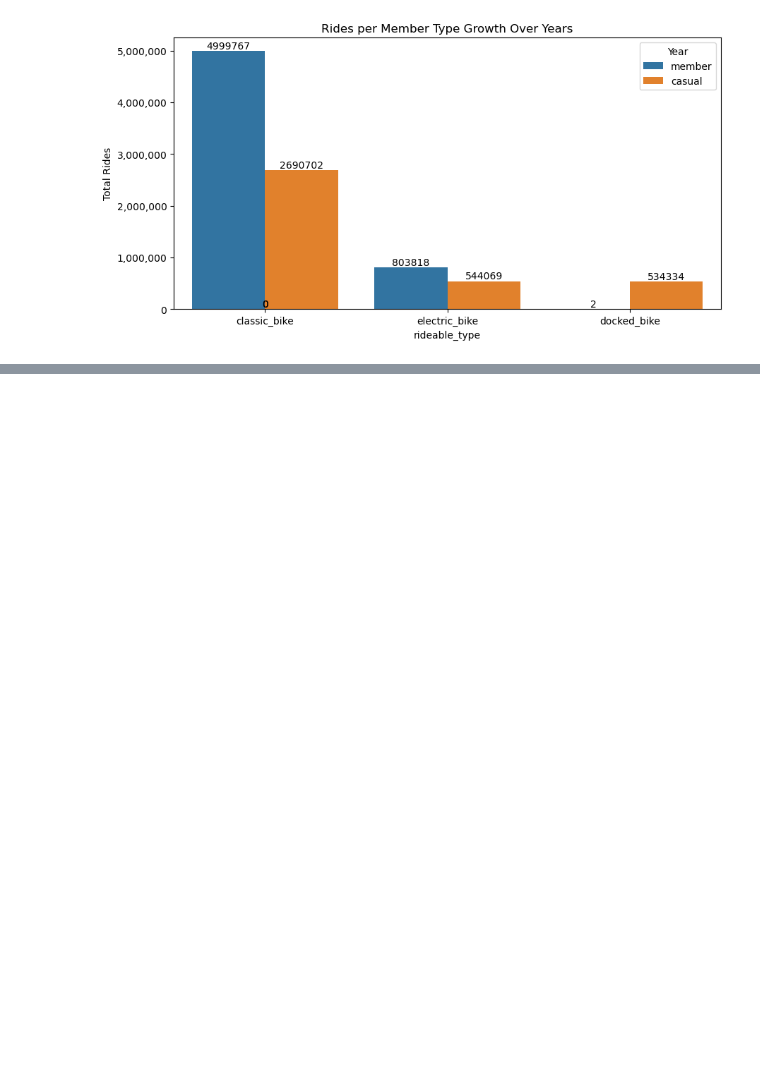
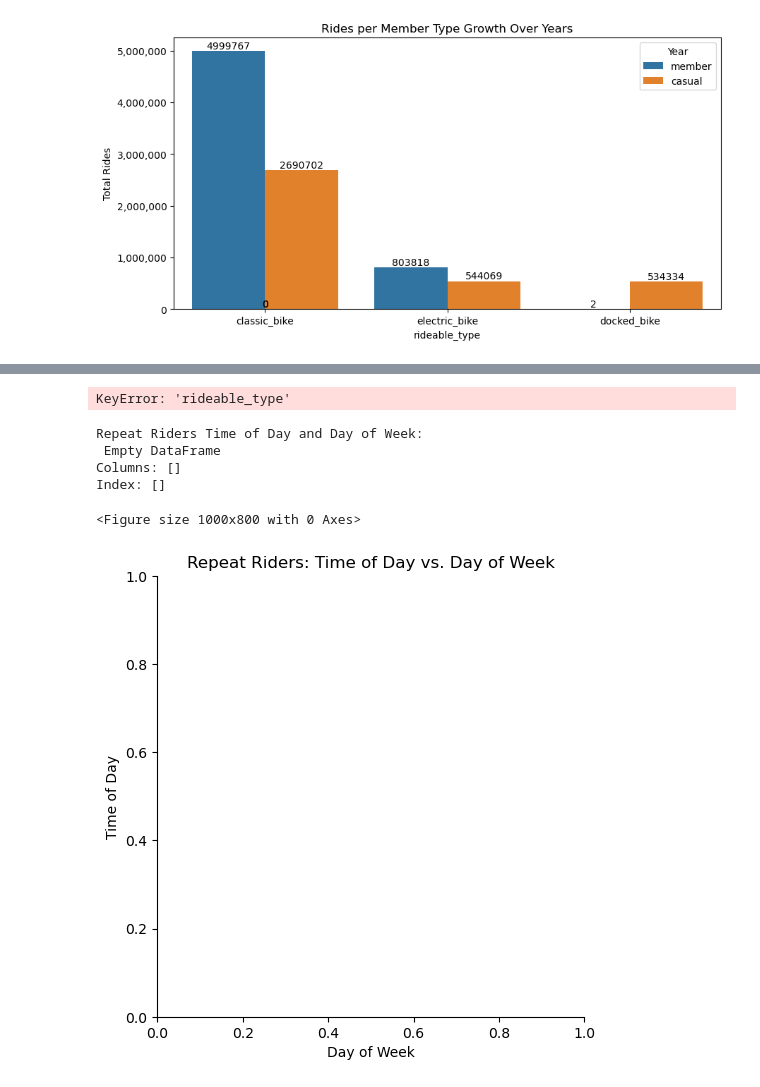
Before and after one commit to Sudha25a/Bike-project-3, a Jupyter notebook: dfF.ipynb, the cells around one changed output, grey strips where cells are left out. Saved outputs shown, nothing was run; the diff lists cells and outputs as text; code cells hidden in the pictures; blank space fills up the shorter version.

```diff
--- a/dfF.ipynb
+++ b/dfF.ipynb
@@ -219,0 +408,31 @@ plt.show()
+# %%
+repeat_riders_type = repeat_riders.groupby('rideable_type')['ride_id'].count()
+print("\nRepeat Riders by Rideable Type:\n", repeat_riders_type)
+
+# Visualization:
+plt.figure(figsize=(8, 6))
+repeat_riders_type.plot(kind='bar')
+plt.title('Repeat Riders by Rideable Type')
+plt.xlabel('Rideable Type')
+plt.ylabel('Number of Repeat Riders')
+plt.show()
+# %% [output]
+KeyError: 'rideable_type'
+# %%
+repeat_riders_time = casual_rides[casual_rides['ride_id'].isin(repeat_riders['ride_id'])].groupby(['time_of_day', 'day of week'])['ride_id'].count().unstack()
+print("\nRepeat Riders Time of Day and Day of Week:\n", repeat_riders_time)
+
+# Visualization (heatmap):
+plt.figure(figsize=(10, 8))
+sns.catplot(repeat_riders_time)
+plt.title('Repeat Riders: Time of Day vs. Day of Week')
+plt.xlabel('Day of Week')
+plt.ylabel('Time of Day')
+plt.show()
+# %% [output]
+Repeat Riders Time of Day and Day of Week:
+ Empty DataFrame
+Columns: []
+Index: []
+<Figure size 1000x800 with 0 Axes>
+[figure, added]
```
Also changed, not shown: parts of 28 cells of this notebook, 1 other file.
